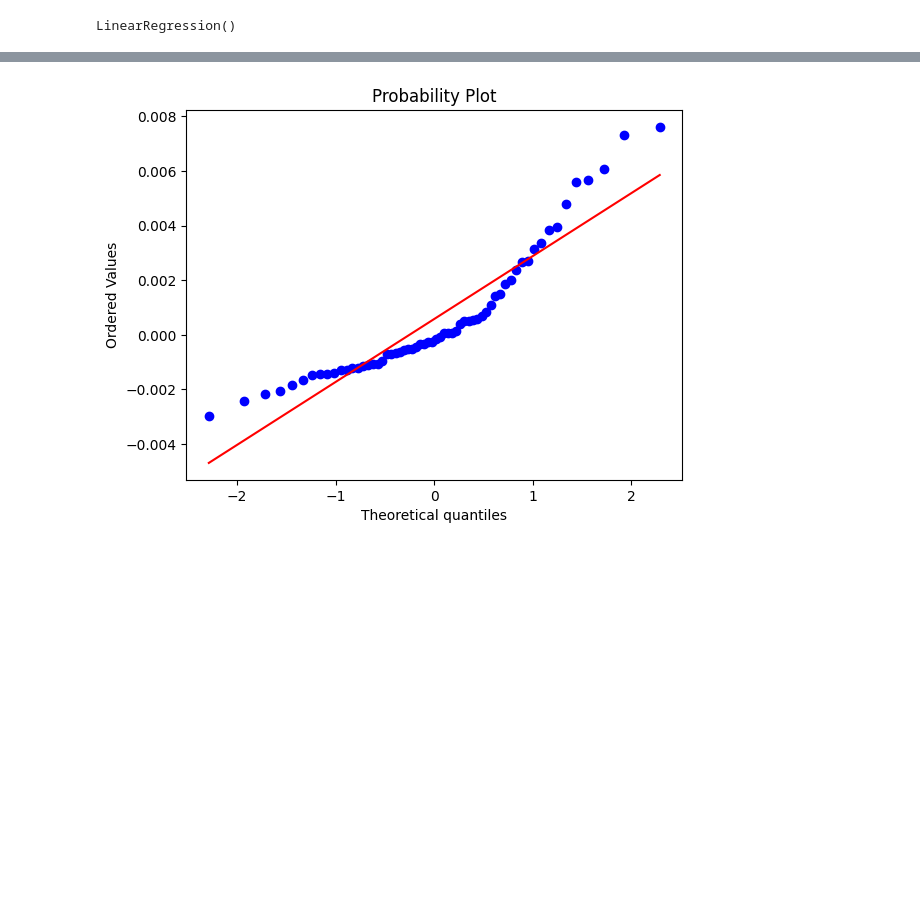
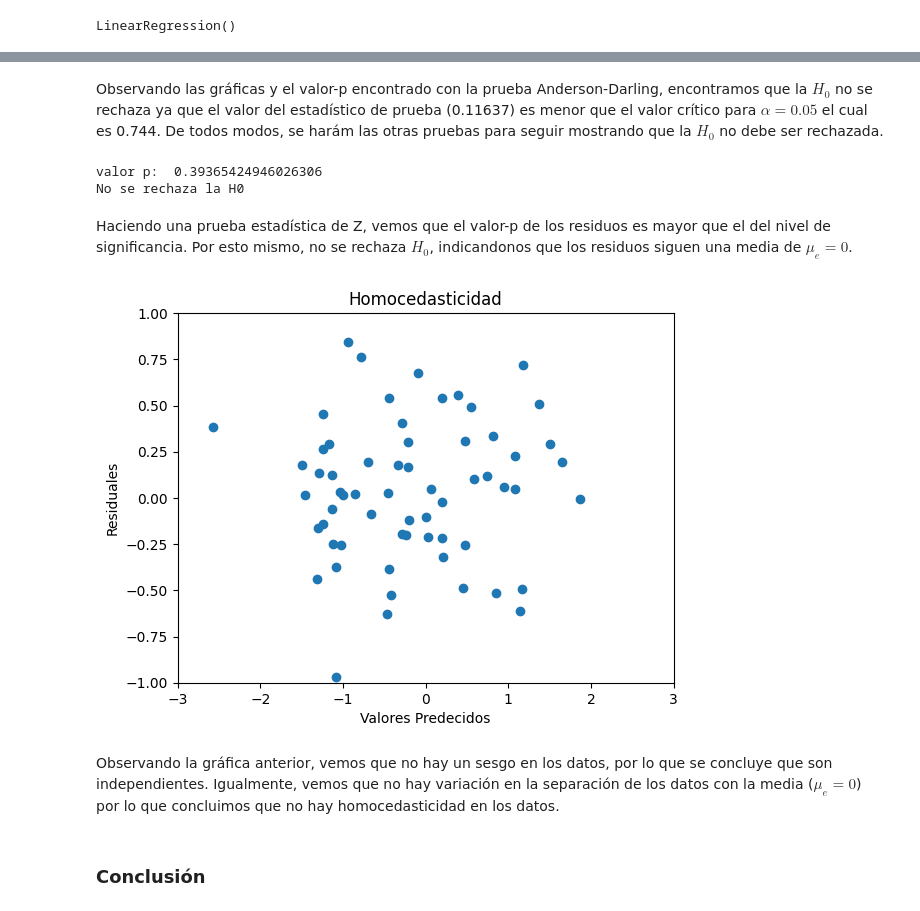
Before and after one commit to fedemedina72/PortafolioTC3006C, a Jupyter notebook: Modulo1/ConstruccionModelo.ipynb, the cells around one changed output, grey strips where cells are left out. Cells and saved outputs as stored; diff of their text form; code cells hidden in the pictures; blank space fills up the shorter version.

Commit message:
homocedasticidad

```diff
--- a/Modulo1/ConstruccionModelo.ipynb
+++ b/Modulo1/ConstruccionModelo.ipynb
@@ -223,11 +275,31 @@ AndersonResult(statistic=2.7556482153136983, critical_values=array([0.544, 0.62
  success: True
  message: '`anderson` successfully fit the distribution to the data.')
-# %%
-import numpy as np
-import pylab
-import scipy.stats as stats
-
-stats.probplot(resultados['residual'], dist="norm", plot=pylab)
-pylab.show()
-# %% [output]
-[figure, removed]
+# %% [markdown]
+Observando las gráficas y el valor-p encontrado con la prueba Anderson-Darling, encontramos que la $H_0$ no se rechaza ya que el valor del estadístico de prueba (0.11637) es menor que el valor crítico para $\alpha = 0.05$ el cual es 0.744. De todos modos, se harám las otras pruebas para seguir mostrando que la $H_0$ no debe ser rechazada.
+# %%
+from statsmodels.stats import weightstats as stests
+
+ztest ,propability_value = stests.ztest(resultados['residual'], x2=None, value=0)
+print('valor p: ', float(propability_value))
+if propability_value<0.05:
+    print("Se rechaza la H0")
+else:
+    print("No se rechaza la H0")
+# %% [output]
+valor p:  0.39365424946026306
+No se rechaza la H0
+# %% [markdown]
+Haciendo una prueba estadística de Z, vemos que el valor-p de los residuos es mayor que el del nivel de significancia. Por esto mismo, no se rechaza $H_0$, indicandonos que los residuos siguen una media de $\mu_e = 0$.
+# %%
+p = plt.scatter(predictions, resultados['residual'])
+plt.xlabel('Valores Predecidos')
+plt.ylabel('Residuales')
+plt.ylim(-1,1)
+plt.xlim(-3,3)
+p = plt.title('Homocedasticidad')
+# %% [output]
+[figure, added]
+# %% [markdown]
+Observando la gráfica anterior, vemos que no hay un sesgo en los datos, por lo que se concluye que son independientes. Igualmente, vemos que no hay variación en la separación de los datos con la media ($\mu_e = 0$) por lo que concluimos que no hay homocedasticidad en los datos.
+# %% [markdown]
+### Conclusión
```
Also changed, not shown: parts of 18 cells of this notebook.
